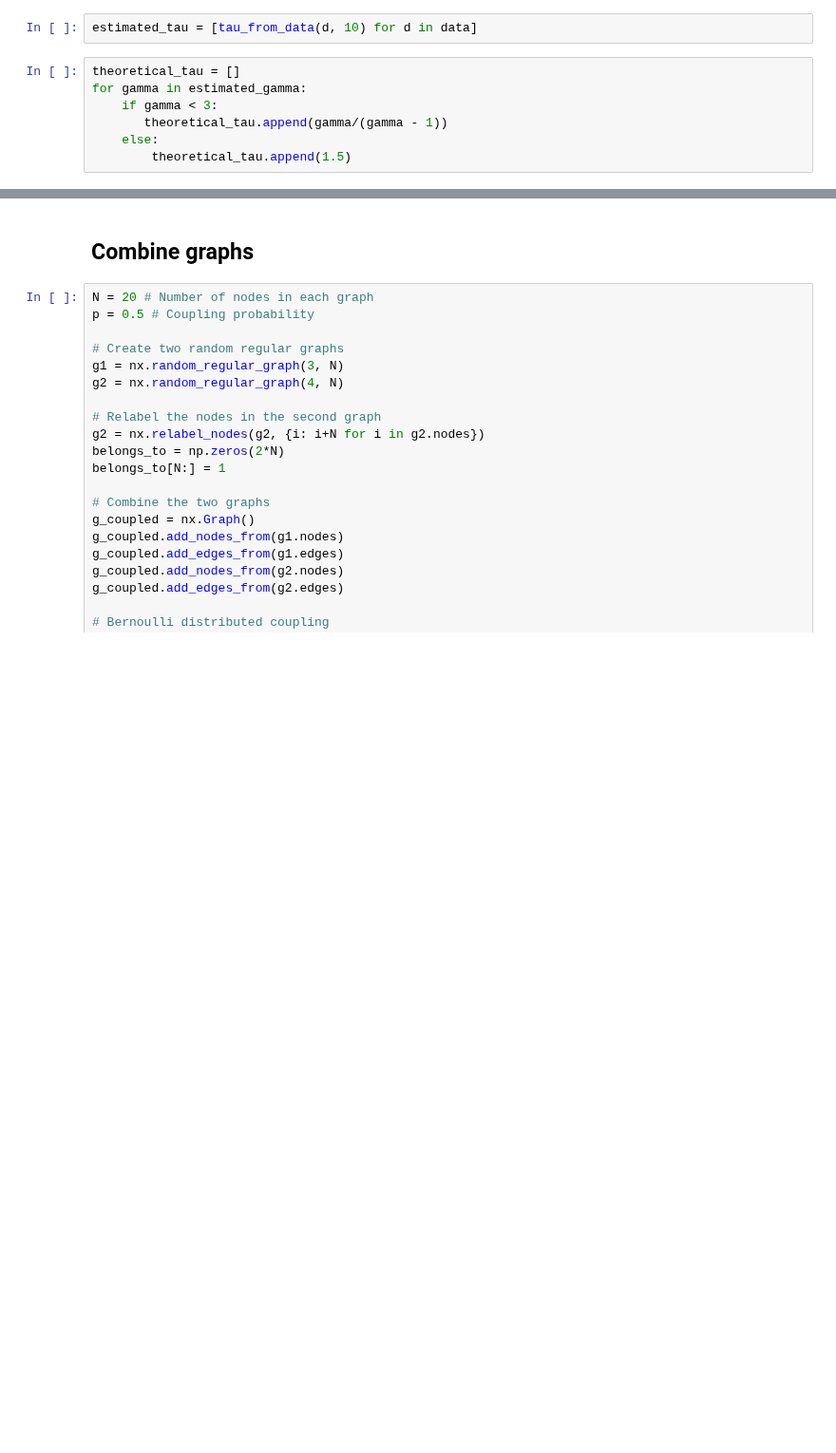
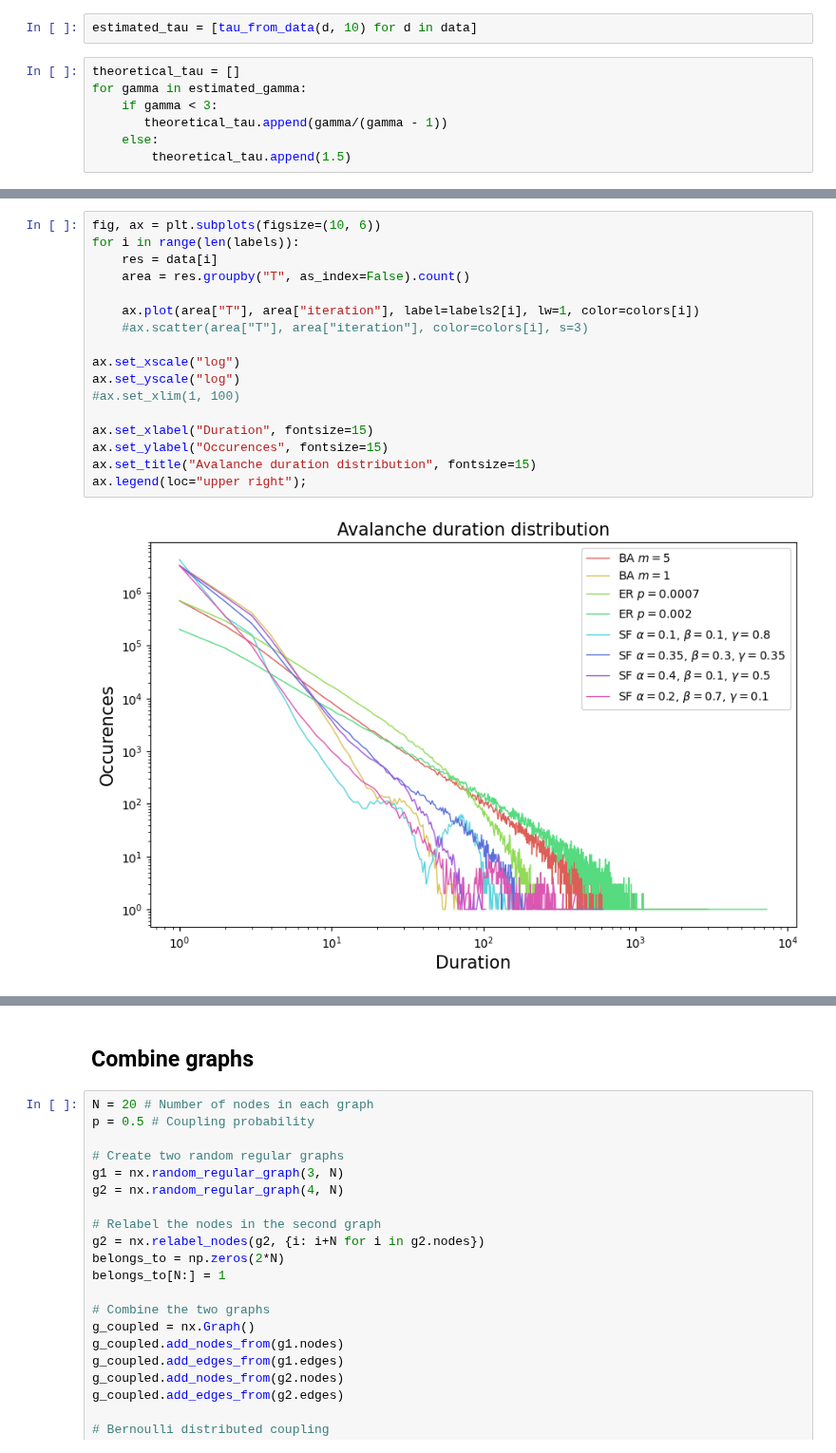
Before and after one commit to paololapo/ComplexNetworks_projects, a Jupyter notebook: code/task_15/py_sandipile.ipynb, the cells around one changed output, grey strips where cells are left out. Shown at 95% size. Saved outputs shown, nothing was run; the diff lists cells and outputs as text; blank space fills up the shorter version.

Commit message:
further plots for the sandpile model

```diff
--- a/code/task_15/py_sandipile.ipynb
+++ b/code/task_15/py_sandipile.ipynb
@@ -114 +113,20 @@ Text(0.5, 1.0, 'Power law exponent')
 [figure]
+# %%
+fig, ax = plt.subplots(figsize=(10, 6))
+for i in range(len(labels)):
+    res = data[i]
+    area = res.groupby("T", as_index=False).count()
+
+    ax.plot(area["T"], area["iteration"], label=labels2[i], lw=1, color=colors[i])
+    #ax.scatter(area["T"], area["iteration"], color=colors[i], s=3)
+
+ax.set_xscale("log")
+ax.set_yscale("log")
+#ax.set_xlim(1, 100)
+
+ax.set_xlabel("Duration", fontsize=15)
+ax.set_ylabel("Occurences", fontsize=15)
+ax.set_title("Avalanche duration distribution", fontsize=15)
+ax.legend(loc="upper right");
+# %% [output]
+[figure, added]
```
Also changed, not shown: parts of 2 cells of this notebook, 1 other file.
